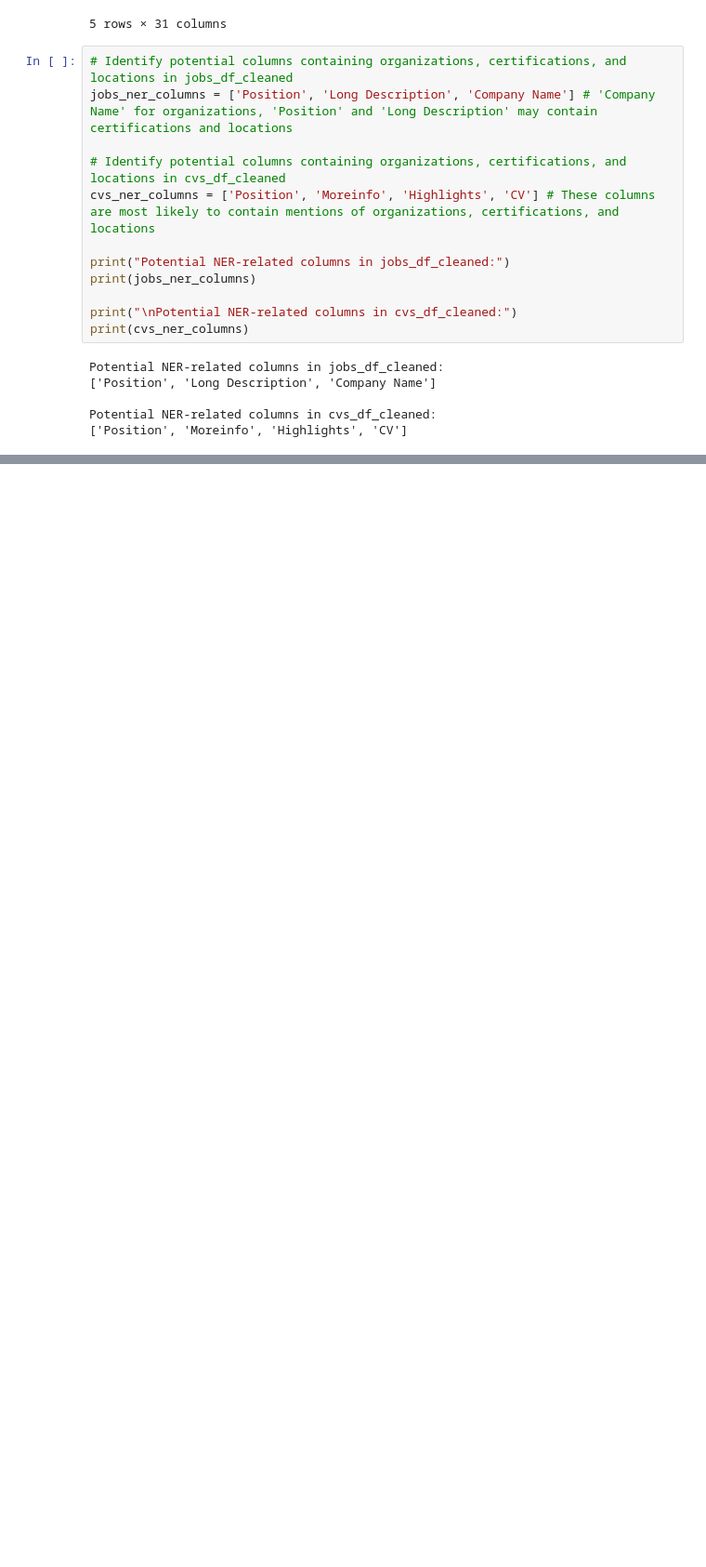
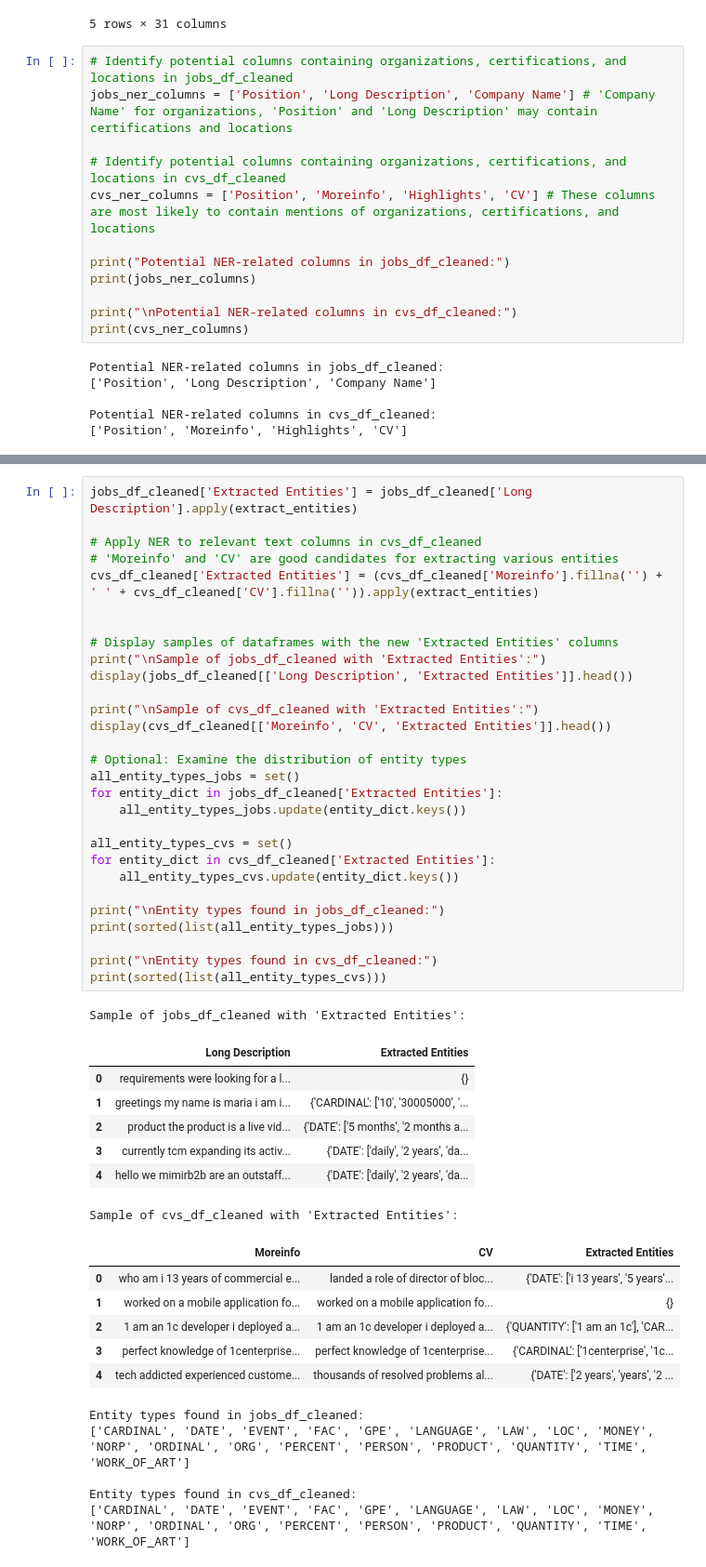
Before and after one commit to devprithvi/DijniResumeRanking, a Jupyter notebook: Preprocessing.ipynb, the cells around one changed output, grey strips where cells are left out. Shown: that part at 93% size. Drawn from its saved outputs; the diff is of its cells as text; blank space fills up the shorter version.

```diff
--- a/Preprocessing.ipynb
+++ b/Preprocessing.ipynb
@@ -1013,0 +1061,49 @@ NameError: name 'nlp' is not defined
+# %%
+jobs_df_cleaned['Extracted Entities'] = jobs_df_cleaned['Long Description'].apply(extract_entities)
+
+# Apply NER to relevant text columns in cvs_df_cleaned
+# 'Moreinfo' and 'CV' are good candidates for extracting various entities
+cvs_df_cleaned['Extracted Entities'] = (cvs_df_cleaned['Moreinfo'].fillna('') + ' ' + cvs_df_cleaned['CV'].fillna('')).apply(extract_entities)
+
+
+# Display samples of dataframes with the new 'Extracted Entities' columns
+print("\nSample of jobs_df_cleaned with 'Extracted Entities':")
+display(jobs_df_cleaned[['Long Description', 'Extracted Entities']].head())
+
+print("\nSample of cvs_df_cleaned with 'Extracted Entities':")
+display(cvs_df_cleaned[['Moreinfo', 'CV', 'Extracted Entities']].head())
+
+# Optional: Examine the distribution of entity types
+all_entity_types_jobs = set()
+for entity_dict in jobs_df_cleaned['Extracted Entities']:
+    all_entity_types_jobs.update(entity_dict.keys())
+
+all_entity_types_cvs = set()
+for entity_dict in cvs_df_cleaned['Extracted Entities']:
+    all_entity_types_cvs.update(entity_dict.keys())
+
+print("\nEntity types found in jobs_df_cleaned:")
+print(sorted(list(all_entity_types_jobs)))
+
+print("\nEntity types found in cvs_df_cleaned:")
+print(sorted(list(all_entity_types_cvs)))
+# %% [output]
+Sample of jobs_df_cleaned with 'Extracted Entities':
+|  | Long Description | Extracted Entities |
+| 0 | requirements were looking for a l... | {} |
+| 1 | greetings my name is maria i am i... | {'CARDINAL': ['10', '30005000', '... |
+| 2 | product the product is a live vid... | {'DATE': ['5 months', '2 months a... |
+| 3 | currently tcm expanding its activ... | {'DATE': ['daily', '2 years', 'da... |
+| 4 | hello we mimirb2b are an outstaff... | {'DATE': ['daily', '2 years', 'da... |
+Sample of cvs_df_cleaned with 'Extracted Entities':
+|  | Moreinfo | CV | Extracted Entities |
+| 0 | who am i 13 years of commercial e... | landed a role of director of bloc... | {'DATE': ['i 13 years', '5 years'... |
+| 1 | worked on a mobile application fo... | worked on a mobile application fo... | {} |
+| 2 | 1 am an 1c developer i deployed a... | 1 am an 1c developer i deployed a... | {'QUANTITY': ['1 am an 1c'], 'CAR... |
+| 3 | perfect knowledge of 1centerprise... | perfect knowledge of 1centerprise... | {'CARDINAL': ['1centerprise', '1c... |
+| 4 | tech addicted experienced custome... | thousands of resolved problems al... | {'DATE': ['2 years', 'years', '2 ... |
+Entity types found in jobs_df_cleaned:
+['CARDINAL', 'DATE', 'EVENT', 'FAC', 'GPE', 'LANGUAGE', 'LAW', 'LOC', 'MONEY', 'NORP', 'ORDINAL', 'ORG', 'PERCENT', 'PERSON', 'PRODUCT', 'QUANTITY', 'TIME', 'WORK_OF_ART']
+
+Entity types found in cvs_df_cleaned:
+['CARDINAL', 'DATE', 'EVENT', 'FAC', 'GPE', 'LANGUAGE', 'LAW', 'LOC', 'MONEY', 'NORP', 'ORDINAL', 'ORG', 'PERCENT', 'PERSON', 'PRODUCT', 'QUANTITY', 'TIME', 'WORK_OF_ART']
```
Also changed, not shown: parts of 16 cells of this notebook.
